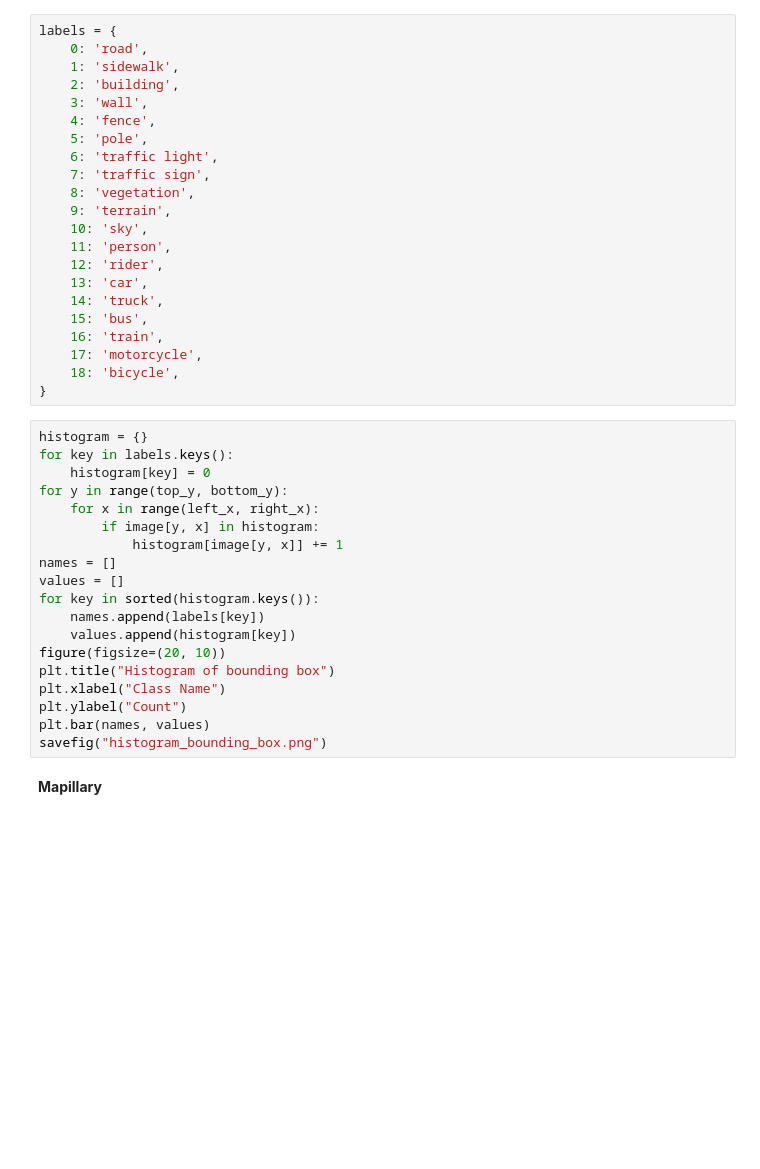
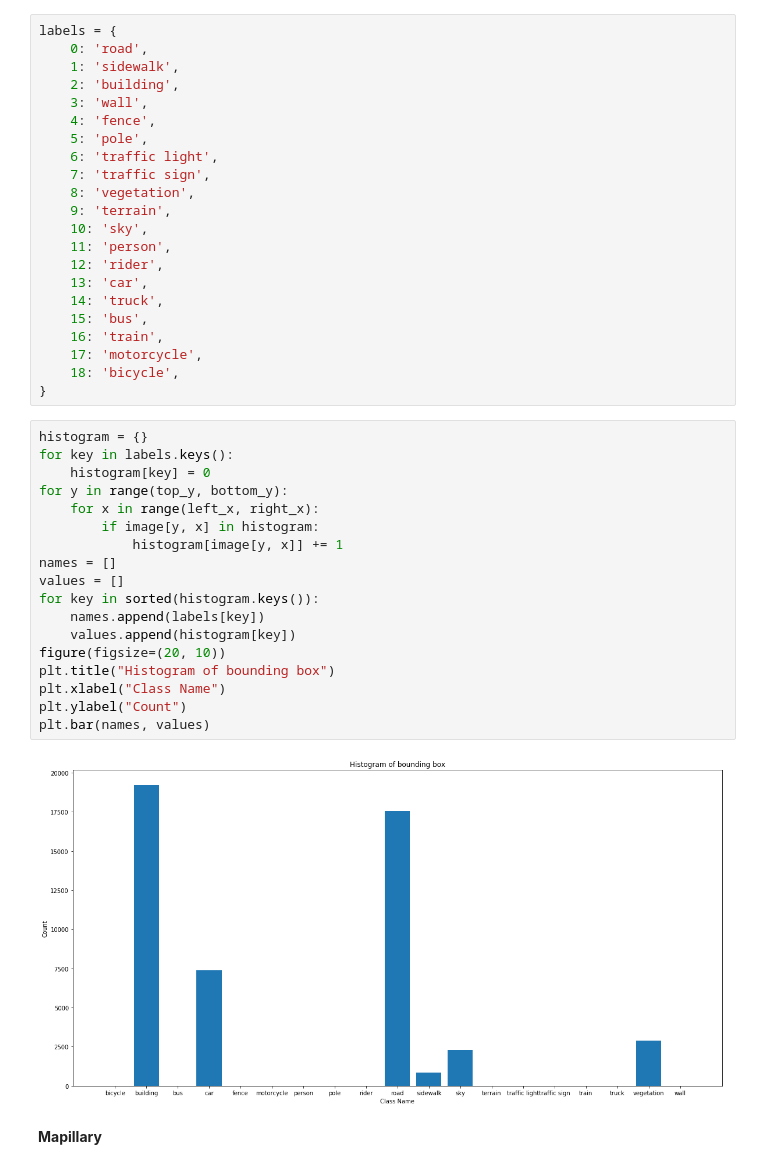
Before and after one commit to kelvinuknowhu/pedestrian-prediction, a Jupyter notebook: drn/Experiment.ipynb, the cells around one changed output. Cells and saved outputs as stored; diff of their text form; blank space fills up the shorter version.

```diff
--- a/drn/Experiment.ipynb
+++ b/drn/Experiment.ipynb
@@ -70,22 +62,23 @@ labels = {
 # %%
 histogram = {}
 for key in labels.keys():
     histogram[key] = 0
 for y in range(top_y, bottom_y):
     for x in range(left_x, right_x):
         if image[y, x] in histogram:
             histogram[image[y, x]] += 1
 names = []
 values = []
 for key in sorted(histogram.keys()):
     names.append(labels[key])
     values.append(histogram[key])
 figure(figsize=(20, 10))
 plt.title("Histogram of bounding box")
 plt.xlabel("Class Name")
 plt.ylabel("Count")
 plt.bar(names, values)
-savefig("histogram_bounding_box.png")
+# %% [output]
+[figure, added]
 # %% [markdown]
 **Mapillary**
 # %%
```
Also changed, not shown: parts of 5 cells of this notebook.
